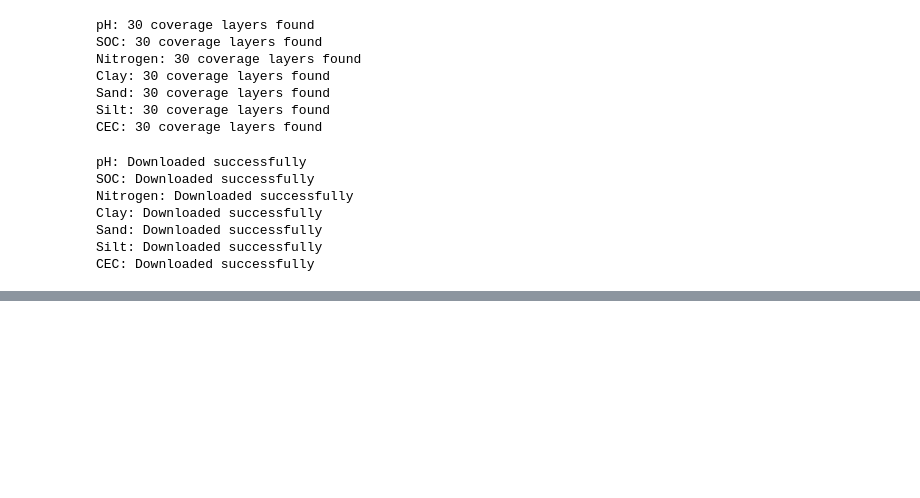
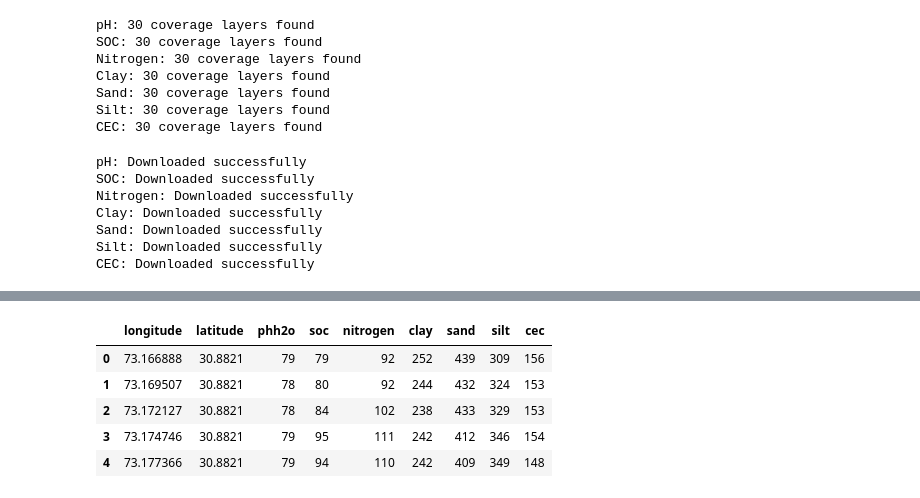
Before and after one commit to iammuhammadhassan/SoilSenseAi, a Jupyter notebook: src/01_soil_data_preparation.ipynb, the cells around one changed output, grey strips where cells are left out. Drawn from its saved outputs; the diff is of its cells as text; code cells hidden in the pictures; blank space fills up the shorter version.

Commit message:
soil data preparation

```diff
--- a/src/01_boundary_visualization.ipynb
+++ b/src/01_soil_data_preparation.ipynb
@@ -1075,3 +1075,21 @@ Clay: Downloaded successfully
 Sand: Downloaded successfully
 Silt: Downloaded successfully
 CEC: Downloaded successfully
+# %%
+from pathlib import Path
+import rasterio
+
+raw_dir = Path("../data/raw")
+
+raster_files = sorted(
+    raw_dir.glob("sahiwal_*_0-5cm_mean.tif")
+)
+
+for file in raster_files:
+    with rasterio.open(file) as src:
+        print(f"\n{file.name}")
+        print("Shape:", src.height, "x", src.width)
+        print("CRS:", src.crs)
+        print("Transform:", src.transform)
+        print("Data type:", src.dtypes[0])
+        print("NoData:", src.nodata)
@@ -1077,0 +1186,69 @@ CEC: Downloaded successfully
+# %%
+# Purpose: Combine the seven clipped soil rasters into one tabular dataset with geographic coordinates.
+
+import rasterio
+import numpy as np
+import pandas as pd
+from pathlib import Path
+from rasterio.transform import xy
+from pyproj import Transformer
+
+processed_dir = Path("../data/processed")
+
+properties = [
+    "phh2o", "soc", "nitrogen",
+    "clay", "sand", "silt", "cec"
+]
+
+data = {}
+
+# Read all seven clipped rasters
+for prop in properties:
+    path = processed_dir / f"{prop}_clipped.tif"
+
+    with rasterio.open(path) as src:
+        data[prop] = src.read(1)
+        transform = src.transform
+        raster_crs = src.crs
+        nodata = src.nodata
+
+# Identify pixels that are valid across all properties
+valid_mask = np.ones(data["phh2o"].shape, dtype=bool)
+
+for prop in properties:
+    valid_mask &= data[prop] != -9999
+
+# Get row and column positions of valid pixels
+rows, cols = np.where(valid_mask)
+
+# Convert pixel positions into projected coordinates
+x, y = xy(transform, rows, cols, offset="center")
+
+# Convert projected coordinates into longitude and latitude
+transformer = Transformer.from_crs(
+    raster_crs,
+    "EPSG:4326",
+    always_xy=True
+)
+
+longitude, latitude = transformer.transform(x, y)
+
+# Create the combined DataFrame
+soil_data = pd.DataFrame({
+    "longitude": longitude,
+    "latitude": latitude
+})
+
+for prop in properties:
+    soil_data[prop] = data[prop][valid_mask]
+
+# Save the dataset
+output_path = processed_dir / "sahiwal_soil_dataset.csv"
+soil_data.to_csv(output_path, index=False)
+
+print("Dataset created successfully!")
+print("Shape:", soil_data.shape)
+print("Saved:", output_path)
+print("\nFirst five rows:")
+display(soil_data.head())
+# %% [output]
@@ -1077,0 +1260,6 @@ CEC: Downloaded successfully
+|  | longitude | latitude | phh2o | soc | nitrogen | clay | sand | silt | cec |
+| 0 | 73.166888 | 30.8821 | 79 | 79 | 92 | 252 | 439 | 309 | 156 |
+| 1 | 73.169507 | 30.8821 | 78 | 80 | 92 | 244 | 432 | 324 | 153 |
+| 2 | 73.172127 | 30.8821 | 78 | 84 | 102 | 238 | 433 | 329 | 153 |
+| 3 | 73.174746 | 30.8821 | 79 | 95 | 111 | 242 | 412 | 346 | 154 |
+| 4 | 73.177366 | 30.8821 | 79 | 94 | 110 | 242 | 409 | 349 | 148 |
```
Also changed, not shown: parts of 4 cells of this notebook.
